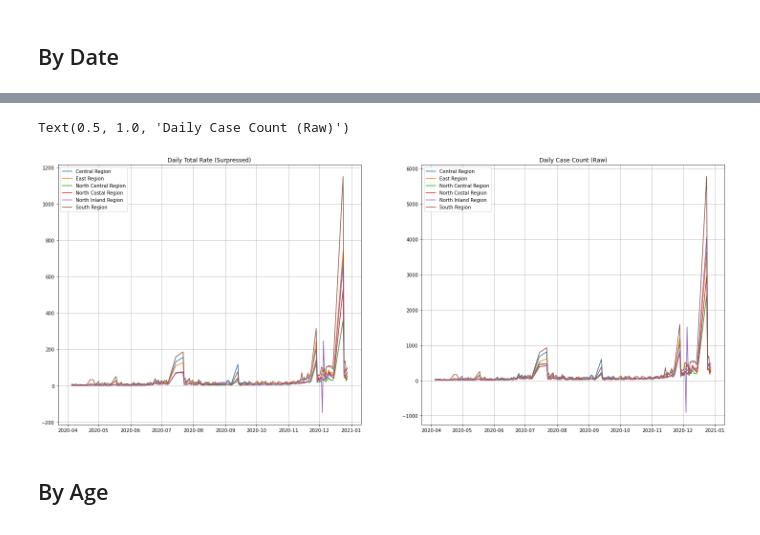
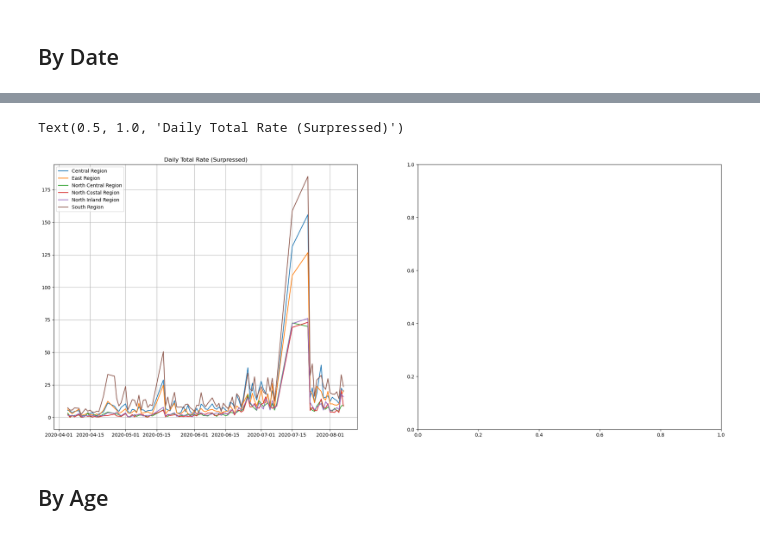
Before and after one commit to kazi0302/COVID-19-Modeling-and-Parameter-Fitting, a Jupyter notebook: Data/Data_Cleaning.ipynb, the cells around one changed output, grey strips where cells are left out. Drawn from its saved outputs; the diff is of its cells as text; code cells hidden in the pictures.

```diff
--- a/Data/Data_Cleaning.ipynb
+++ b/Data/Data_Cleaning.ipynb
@@ -72,28 +87,28 @@ south_daily_raw = south['Case Count (Raw)'].diff()
 # %%
 # Plot Raw and Total daily cases
 fig, (ax1, ax2) = plt.subplots(1, 2, figsize = (25, 10))
-ax1.plot(central['Date'], central_daily_total, label = 'Central Region')
-ax1.plot(east['Date'], east_daily_total, label = 'East Region')
-ax1.plot(north_central['Date'], north_central_daily_total, label = 'North Central Region')
-ax1.plot(north_coastal['Date'], north_coastal_daily_total, label = 'North Costal Region')
-ax1.plot(north_inland['Date'], north_inland_daily_total, label = 'North Inland Region')
-ax1.plot(south['Date'], south_daily_total, label = 'South Region')
+ax1.plot(central['Date'][:100], central_daily_total[:100], label = 'Central Region')
+ax1.plot(east['Date'][:100], east_daily_total[:100], label = 'East Region')
+ax1.plot(north_central['Date'][:100], north_central_daily_total[:100], label = 'North Central Region')
+ax1.plot(north_coastal['Date'][:100], north_coastal_daily_total[:100], label = 'North Costal Region')
+ax1.plot(north_inland['Date'][:100], north_inland_daily_total[:100], label = 'North Inland Region')
+ax1.plot(south['Date'][:100], south_daily_total[:100], label = 'South Region')
 ax1.grid()
 ax1.legend()
 ax1.set_title('Daily Total Rate (Surpressed)')
 
-ax2.plot(central['Date'], central_daily_raw, label = 'Central Region')
-ax2.plot(east['Date'], east_daily_raw, label = 'East Region')
-ax2.plot(north_central['Date'], north_central_daily_raw, label = 'North Central Region')
-ax2.plot(north_coastal['Date'], north_coastal_daily_raw, label = 'North Costal Region')
-ax2.plot(north_inland['Date'], north_inland_daily_raw, label = 'North Inland Region')
-ax2.plot(south['Date'], south_daily_raw, label = 'South Region')
-ax2.grid()
-ax2.legend()
-ax2.set_title('Daily Case Count (Raw)')
+# ax2.plot(central['Date'], central_daily_raw, label = 'Central Region')
+# ax2.plot(east['Date'], east_daily_raw, label = 'East Region')
+# ax2.plot(north_central['Date'], north_central_daily_raw, label = 'North Central Region')
+# ax2.plot(north_coastal['Date'], north_coastal_daily_raw, label = 'North Costal Region')
+# ax2.plot(north_inland['Date'], north_inland_daily_raw, label = 'North Inland Region')
+# ax2.plot(south['Date'], south_daily_raw, label = 'South Region')
+# ax2.grid()
+# ax2.legend()
+# ax2.set_title('Daily Case Count (Raw)')
 # %% [output]
-Text(0.5, 1.0, 'Daily Case Count (Raw)')
+Text(0.5, 1.0, 'Daily Total Rate (Surpressed)')
-[figure, old version]
+[figure, new version]
 # %% [markdown]
 ## By Age
 # %%
```
Also changed, not shown: parts of 1 cell of this notebook, 3 other files.
